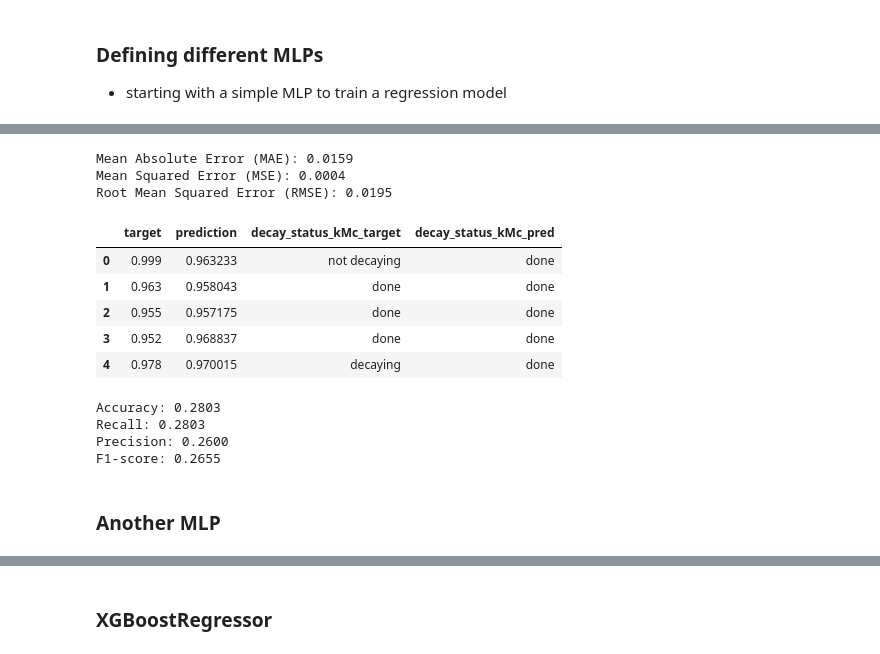
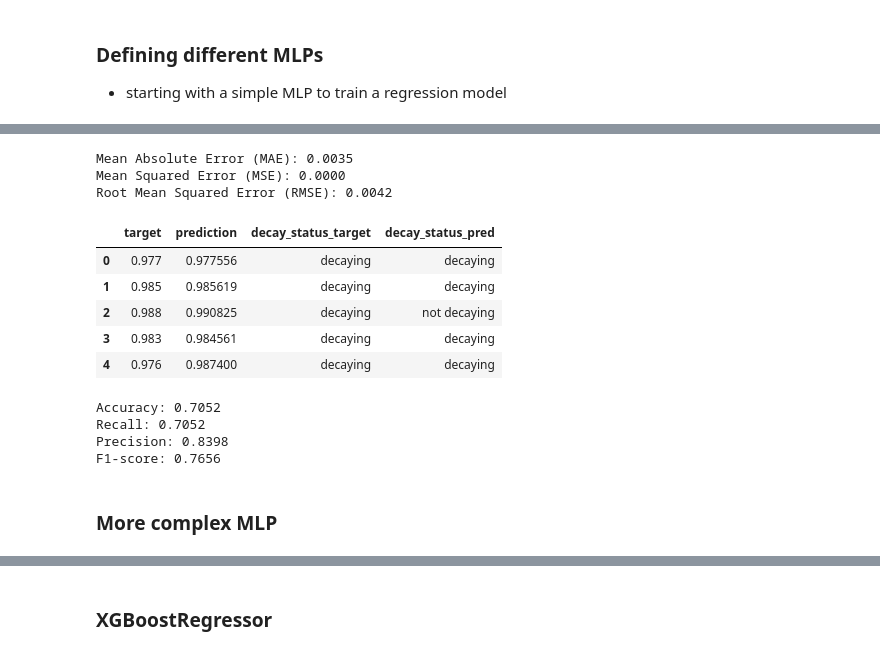
Before and after one commit to lucajanas/dl-predictive-maintenance, a Jupyter notebook: mlp.ipynb, the cells around one changed output, grey strips where cells are left out. Saved outputs shown, nothing was run; the diff lists cells and outputs as text; code cells hidden in the pictures.

```diff
--- a/mlp.ipynb
+++ b/mlp.ipynb
@@ -185,6 +172,3 @@ mlp_model = MLP(input_dim, hidden_dim, output_dim)
-# %%
-criterion = nn.MSELoss()
-optimizer = torch.optim.Adam(mlp_model.parameters(), lr=0.001)
 # %%
 X_val_tensor = torch.tensor(X_val_scaled, dtype=torch.float32)
 y_val_tensor = torch.tensor(y_val.values, dtype=torch.float32)
@@ -191,8 +200,6 @@ y_val_tensor = torch.tensor(y_val.values, dtype=torch.float32)
 # %%
-num_epochs = 1000
-
-def train(model, epochs, X_train_scaled, y_train, X_val_tensor, y_val_tensor, lr=0.001, patience=10):
-
+def train_(model, epochs, X_train_scaled, y_train, X_val_tensor, y_val_tensor, lr=0.001, patience=10):
+    """Train without minibatching"""
     criterion = nn.MSELoss()
     optimizer = torch.optim.Adam(model.parameters(), lr=lr)
 
@@ -205,7 +212,7 @@ def train(model, epochs, X_train_scaled, y_train, X_val_tensor, y_val_tensor, lr
     for epoch in range(epochs):
         model.train()
         optimizer.zero_grad()
-        outputs = model(inputs)
+        outputs = model(inputs).squeeze()
         train_loss = criterion(outputs, targets)
         train_loss.backward()
         optimizer.step()
@@ -233,3 +297,9 @@ def train(model, epochs, X_train_scaled, y_train, X_val_tensor, y_val_tensor, lr
+# %%
+hidden_sizes = [64]
+input_dim = X_train_scaled.shape[1]
+output_size = 1
+
+mlp1 = MLP(input_dim, hidden_sizes, output_size, dropout_prob=0.0)
 # %%
-train(mlp_model, num_epochs, X_train_scaled, y_train, X_val_tensor, y_val_tensor)
+train(mlp1, 100, X_train_scaled, y_train, X_val_tensor, y_val_tensor)
 # %% [output]
@@ -261,31 +322,31 @@ def evaluate(model, X_test_scaled, y_test):
     print(f'Mean Squared Error (MSE): {mse:.4f}')
     print(f'Root Mean Squared Error (RMSE): {rmse:.4f}')
 # %%
-evaluate(mlp_model, X_test_scaled, y_test)
+evaluate(mlp1, X_test_scaled, y_test)
 # %% [output]
-Mean Absolute Error (MAE): 0.0159
-Mean Squared Error (MSE): 0.0004
-Root Mean Squared Error (RMSE): 0.0195
+Mean Absolute Error (MAE): 0.0035
+Mean Squared Error (MSE): 0.0000
+Root Mean Squared Error (RMSE): 0.0042
 # %%
 test_inputs = torch.tensor(X_test_scaled, dtype=torch.float32)
-test_outputs = mlp_model(test_inputs)
+test_outputs = mlp1(test_inputs)
 eval_df = pd.DataFrame({'target': y_test.tolist(), 'prediction': [value.item() for value in test_outputs]})
-eval_df['decay_status_kMc_target'] = eval_df['target'].apply(get_decay_status)
-eval_df['decay_status_kMc_pred'] = eval_df['prediction'].apply(get_decay_status)
+eval_df['decay_status_target'] = eval_df['target'].apply(get_decay_status)
+eval_df['decay_status_pred'] = eval_df['prediction'].apply(get_decay_status)
 
 eval_df.head()
 # %% [output]
-|  | target | prediction | decay_status_kMc_target | decay_status_kMc_pred |
-| 0 | 0.999 | 0.963233 | not decaying | done |
-| 1 | 0.963 | 0.958043 | done | done |
-| 2 | 0.955 | 0.957175 | done | done |
-| 3 | 0.952 | 0.968837 | done | done |
-| 4 | 0.978 | 0.970015 | decaying | done |
+|  | target | prediction | decay_status_target | decay_status_pred |
+| 0 | 0.977 | 0.977556 | decaying | decaying |
+| 1 | 0.985 | 0.985619 | decaying | decaying |
+| 2 | 0.988 | 0.990825 | decaying | not decaying |
+| 3 | 0.983 | 0.984561 | decaying | decaying |
+| 4 | 0.976 | 0.987400 | decaying | decaying |
 # %%
 from sklearn.metrics import accuracy_score, recall_score, precision_score, f1_score, roc_auc_score
 
-y_true = eval_df['decay_status_kMc_target']
-y_pred = eval_df['decay_status_kMc_pred']
+y_true = eval_df['decay_status_target']
+y_pred = eval_df['decay_status_pred']
 
 # Calculate metrics
 accuracy = accuracy_score(y_true, y_pred)
@@ -299,9 +360,9 @@ print(f'Recall: {recall:.4f}')
 print(f'Precision: {precision:.4f}')
 print(f'F1-score: {f1:.4f}')
 # %% [output]
-Accuracy: 0.2803
-Recall: 0.2803
-Precision: 0.2600
-F1-score: 0.2655
+Accuracy: 0.7052
+Recall: 0.7052
+Precision: 0.8398
+F1-score: 0.7656
 # %% [markdown]
-### Another MLP
+### More complex MLP
```
Also changed, not shown: parts of 24 cells of this notebook.
